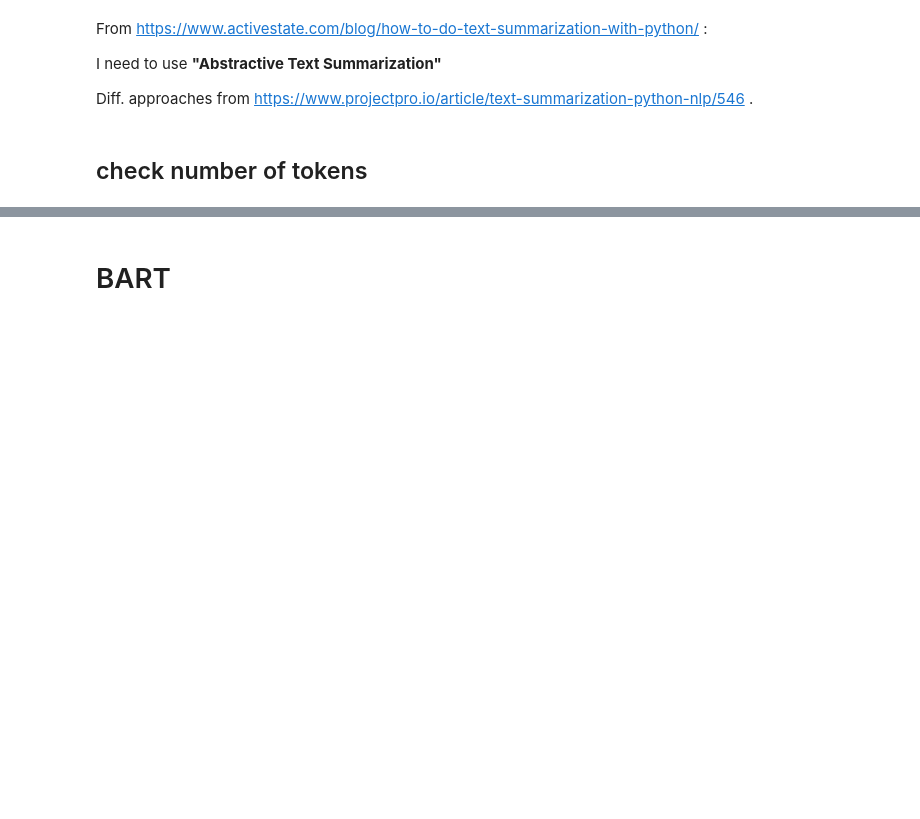
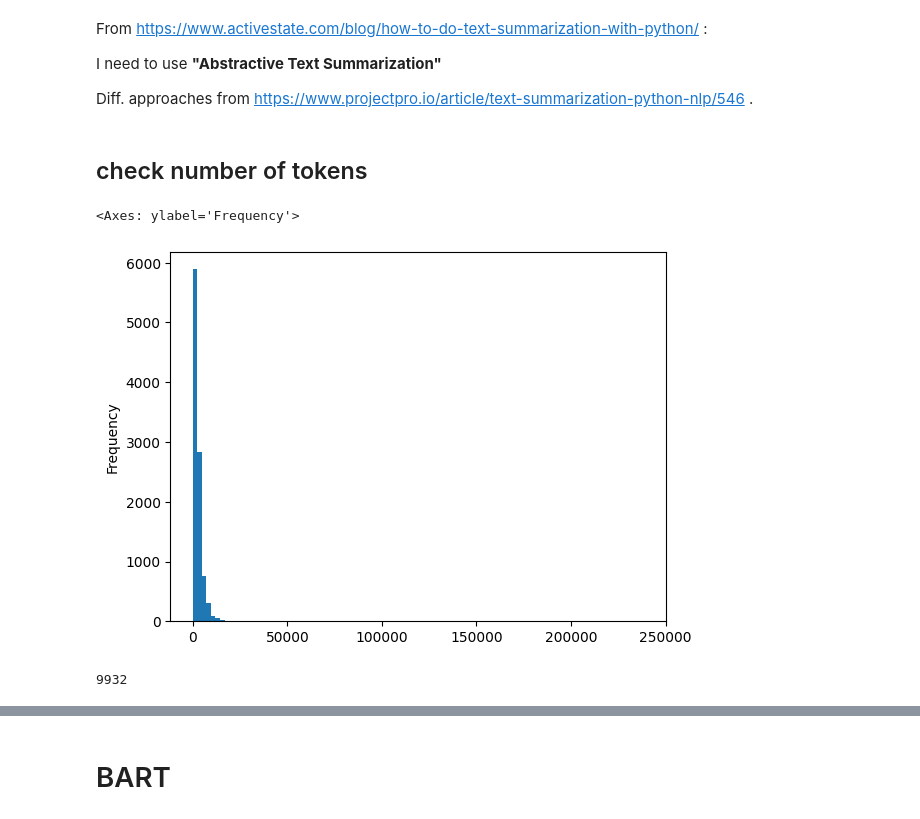
Before and after one commit to AlenaGorbuntsova/-court_cases, a Jupyter notebook: exp.ipynb, the cells around one changed output, grey strips where cells are left out. Cells and saved outputs as stored; diff of their text form; code cells hidden in the pictures; blank space fills up the shorter version.

Commit message:
add tokensize graphs

```diff
--- a/exp.ipynb
+++ b/exp.ipynb
@@ -24,3 +24,14 @@ assert enc.decode(enc.encode("hello world")) == "hello world"
 enc = tiktoken.encoding_for_model("gpt-3.5-turbo")
 # %%
 cases['Tokens_of_judgment'] = cases['Judgment'].apply(lambda x: len(enc.encode(x)))
+# %%
+cases['Tokens_of_judgment'].plot.hist(bins=100)
+# %% [output]
+<Axes: ylabel='Frequency'>
+[figure, added]
+# %%
+cases = cases.loc[cases['Tokens_of_judgment'] < 2 ** 14].reset_index(drop=True)
+
+print(cases.shape[0])
+# %% [output]
+9932
```
Also changed, not shown: parts of 29 cells of this notebook.
